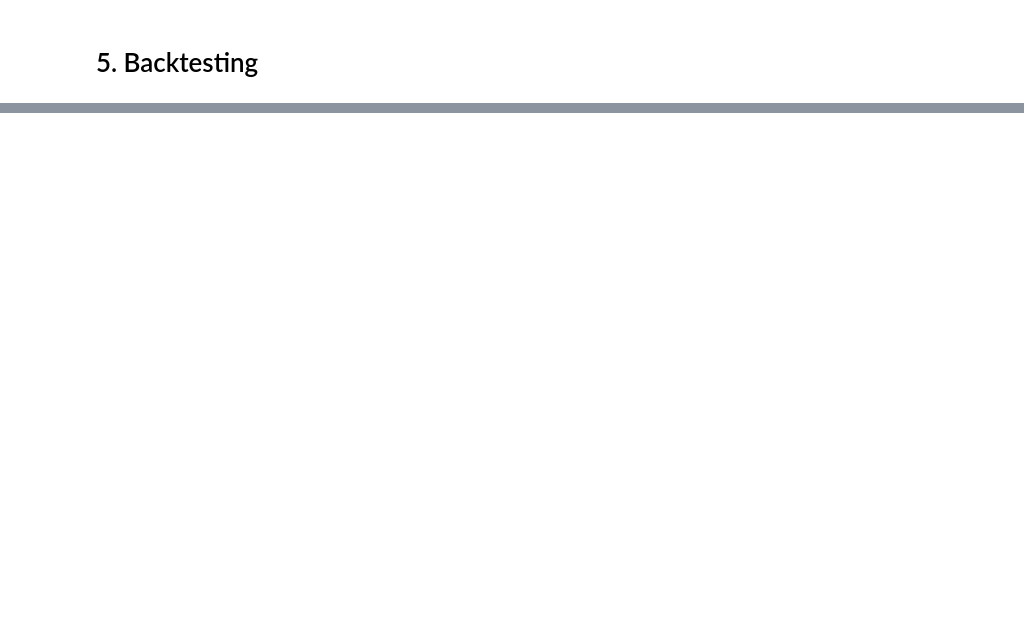
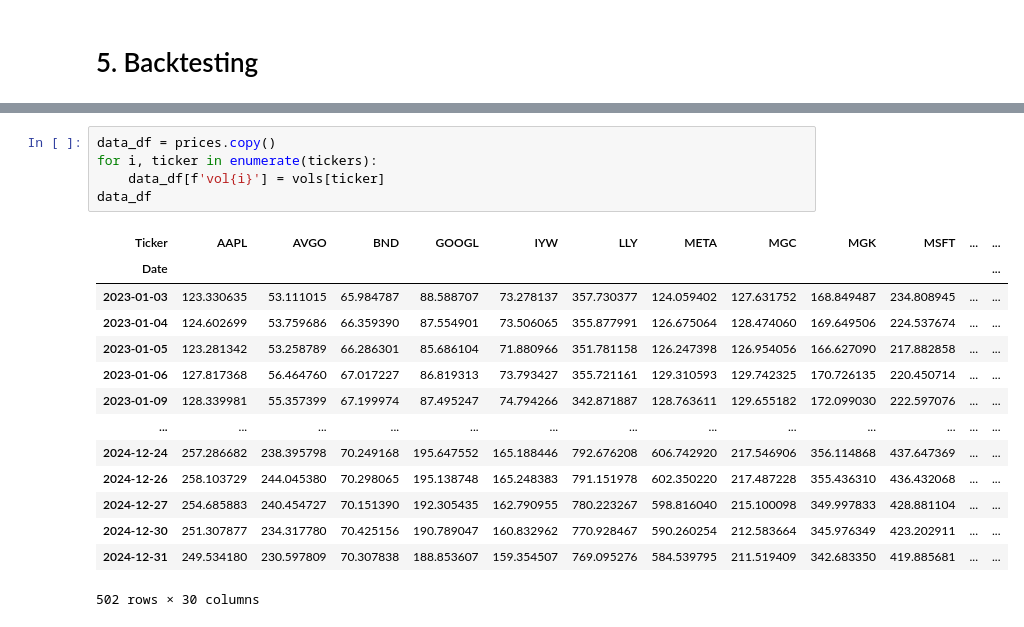
Before and after one commit to wilsonwilliams/AI-PortOpt, a Jupyter notebook: notebooks/prototype.ipynb, the cells around one changed output, grey strips where cells are left out. Saved outputs shown, nothing was run; the diff lists cells and outputs as text; blank space fills up the shorter version.

```diff
--- a/notebooks/prototype.ipynb
+++ b/notebooks/prototype.ipynb
@@ -249,0 +312,20 @@ Average Portfolio Return: 58.51%
+# %%
+data_df = prices.copy()
+for i, ticker in enumerate(tickers):
+    data_df[f'vol{i}'] = vols[ticker]
+data_df
+# %% [output]
+| Ticker | AAPL | AVGO | BND | GOOGL | IYW | LLY | META | MGC | MGK | MSFT | ... | ... |
+| Date |  |  |  |  |  |  |  |  |  |  |  | ... |
+| 2023-01-03 | 123.330635 | 53.111015 | 65.984787 | 88.588707 | 73.278137 | 357.730377 | 124.059402 | 127.631752 | 168.849487 | 234.808945 | ... | ... |
+| 2023-01-04 | 124.602699 | 53.759686 | 66.359390 | 87.554901 | 73.506065 | 355.877991 | 126.675064 | 128.474060 | 169.649506 | 224.537674 | ... | ... |
+| 2023-01-05 | 123.281342 | 53.258789 | 66.286301 | 85.686104 | 71.880966 | 351.781158 | 126.247398 | 126.954056 | 166.627090 | 217.882858 | ... | ... |
+| 2023-01-06 | 127.817368 | 56.464760 | 67.017227 | 86.819313 | 73.793427 | 355.721161 | 129.310593 | 129.742325 | 170.726135 | 220.450714 | ... | ... |
+| 2023-01-09 | 128.339981 | 55.357399 | 67.199974 | 87.495247 | 74.794266 | 342.871887 | 128.763611 | 129.655182 | 172.099030 | 222.597076 | ... | ... |
+| ... | ... | ... | ... | ... | ... | ... | ... | ... | ... | ... | ... | ... |
+| 2024-12-24 | 257.286682 | 238.395798 | 70.249168 | 195.647552 | 165.188446 | 792.676208 | 606.742920 | 217.546906 | 356.114868 | 437.647369 | ... | ... |
+| 2024-12-26 | 258.103729 | 244.045380 | 70.298065 | 195.138748 | 165.248383 | 791.151978 | 602.350220 | 217.487228 | 355.436310 | 436.432068 | ... | ... |
+| 2024-12-27 | 254.685883 | 240.454727 | 70.151390 | 192.305435 | 162.790955 | 780.223267 | 598.816040 | 215.100098 | 349.997833 | 428.881104 | ... | ... |
+| 2024-12-30 | 251.307877 | 234.317780 | 70.425156 | 190.789047 | 160.832962 | 770.928467 | 590.260254 | 212.583664 | 345.976349 | 423.202911 | ... | ... |
+| 2024-12-31 | 249.534180 | 230.597809 | 70.307838 | 188.853607 | 159.354507 | 769.095276 | 584.539795 | 211.519409 | 342.683350 | 419.885681 | ... | ... |
+502 rows × 30 columns
```
Also changed, not shown: parts of 21 cells of this notebook.
